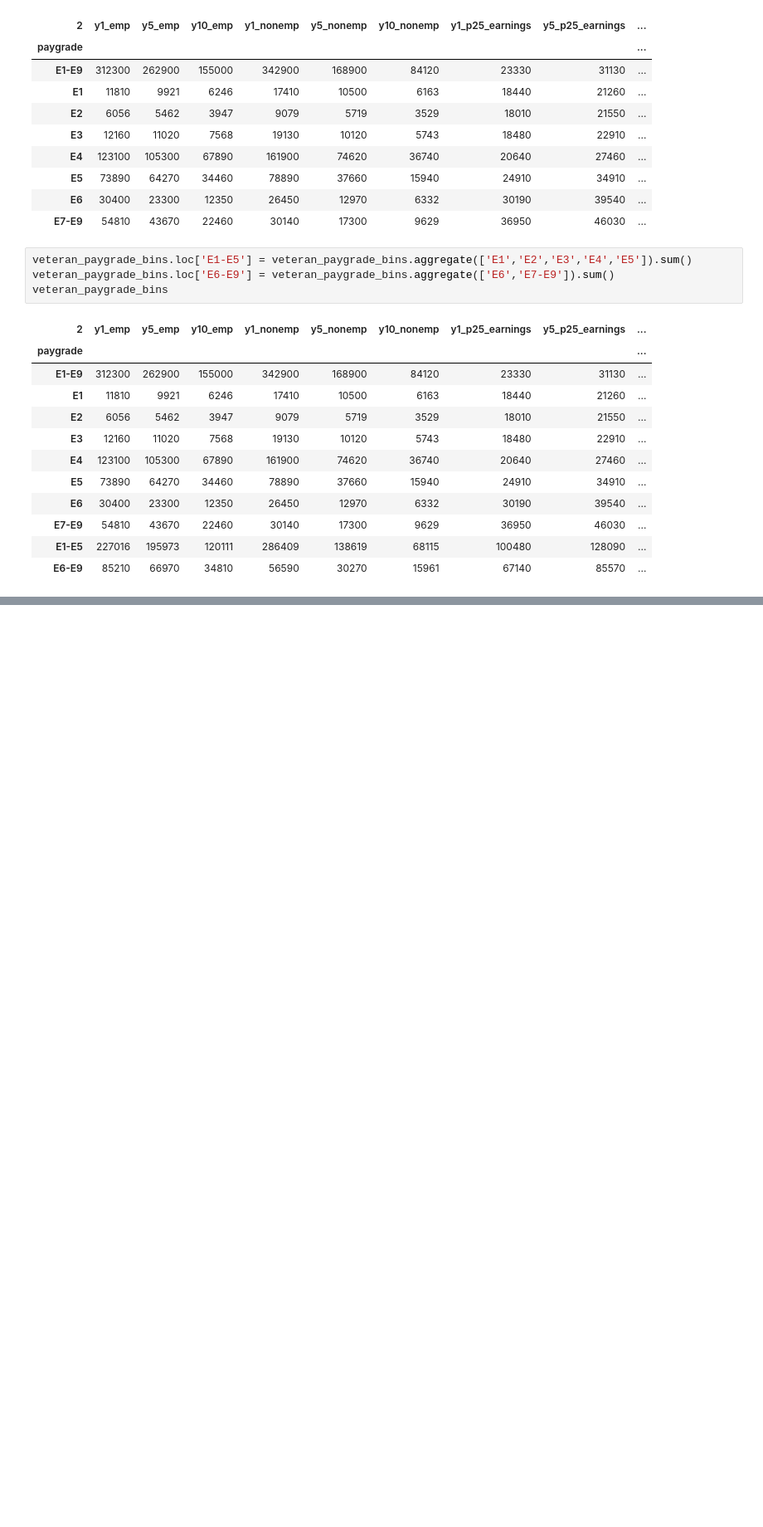
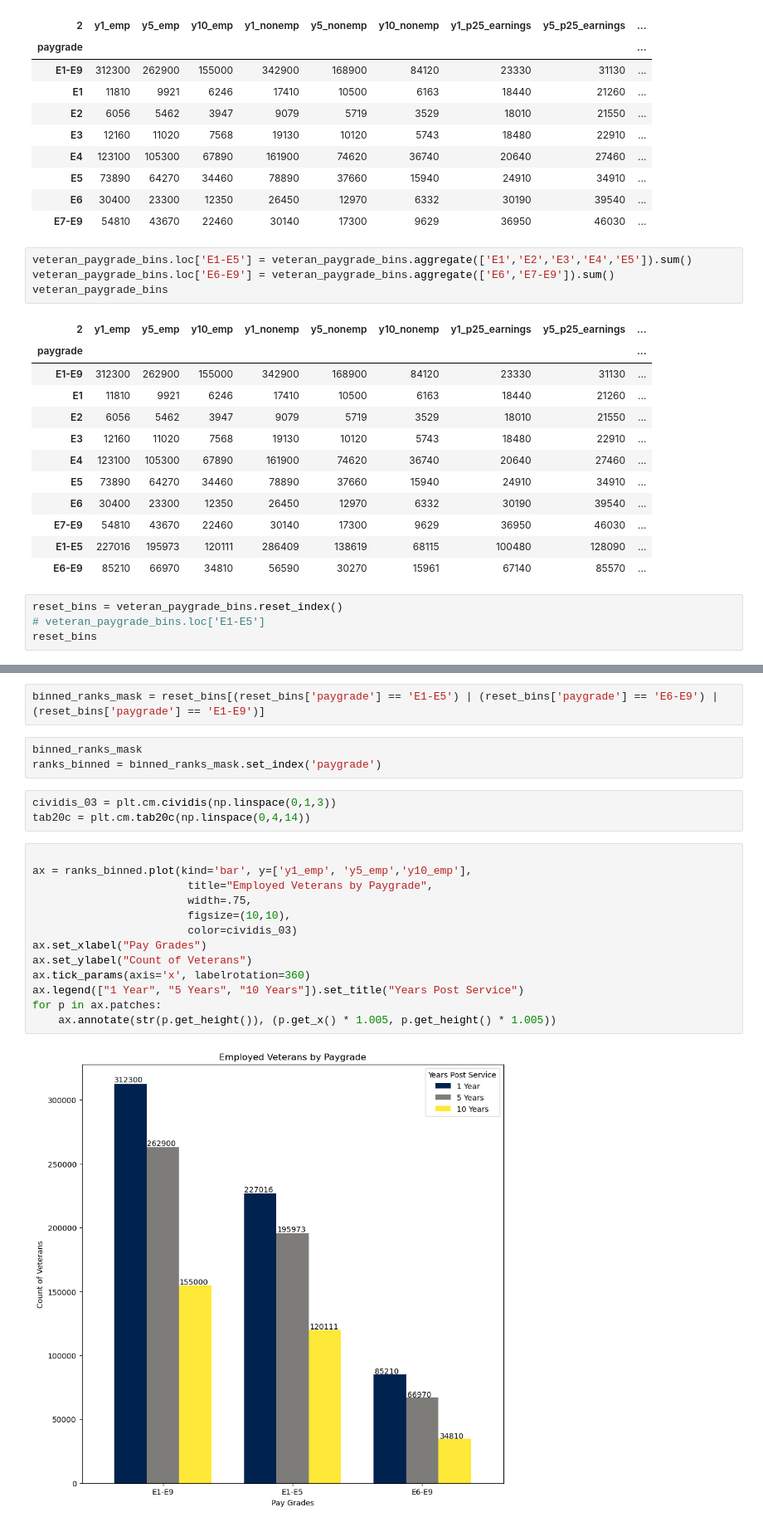
Before and after one commit to BenHallinan/veteran_employment_outcomes, a Jupyter notebook: notebooks/veo_by_paygrade.ipynb, the cells around one changed output, grey strips where cells are left out. Shown: that part at 83% size. Saved outputs shown, nothing was run; the diff lists cells and outputs as text; blank space fills up the shorter version.

```diff
--- a/notebooks/veo_by_paygrade.ipynb
+++ b/notebooks/veo_by_paygrade.ipynb
@@ -87,3 +72,7 @@ veteran_paygrade_bins
 | E7-E9 | 54810 | 43670 | 22460 | 30140 | 17300 | 9629 | 36950 | 46030 | ... |
 | E1-E5 | 227016 | 195973 | 120111 | 286409 | 138619 | 68115 | 100480 | 128090 | ... |
 | E6-E9 | 85210 | 66970 | 34810 | 56590 | 30270 | 15961 | 67140 | 85570 | ... |
+# %%
+reset_bins = veteran_paygrade_bins.reset_index()
+# veteran_paygrade_bins.loc['E1-E5']
+reset_bins
@@ -89,0 +105,23 @@ veteran_paygrade_bins
+# %%
+binned_ranks_mask = reset_bins[(reset_bins['paygrade'] == 'E1-E5') | (reset_bins['paygrade'] == 'E6-E9') | (reset_bins['paygrade'] == 'E1-E9')]
+# %%
+binned_ranks_mask
+ranks_binned = binned_ranks_mask.set_index('paygrade')
+# %%
+cividis_03 = plt.cm.cividis(np.linspace(0,1,3))
+tab20c = plt.cm.tab20c(np.linspace(0,4,14))
+# %%
+
+ax = ranks_binned.plot(kind='bar', y=['y1_emp', 'y5_emp','y10_emp'],
+                        title="Employed Veterans by Paygrade",
+                        width=.75,
+                        figsize=(10,10),
+                        color=cividis_03)
+ax.set_xlabel("Pay Grades")
+ax.set_ylabel("Count of Veterans")
+ax.tick_params(axis='x', labelrotation=360)
+ax.legend(["1 Year", "5 Years", "10 Years"]).set_title("Years Post Service")
+for p in ax.patches:
+    ax.annotate(str(p.get_height()), (p.get_x() * 1.005, p.get_height() * 1.005))
+# %% [output]
+[figure, added]
```
Also changed, not shown: parts of 5 cells of this notebook, 9 other files.
